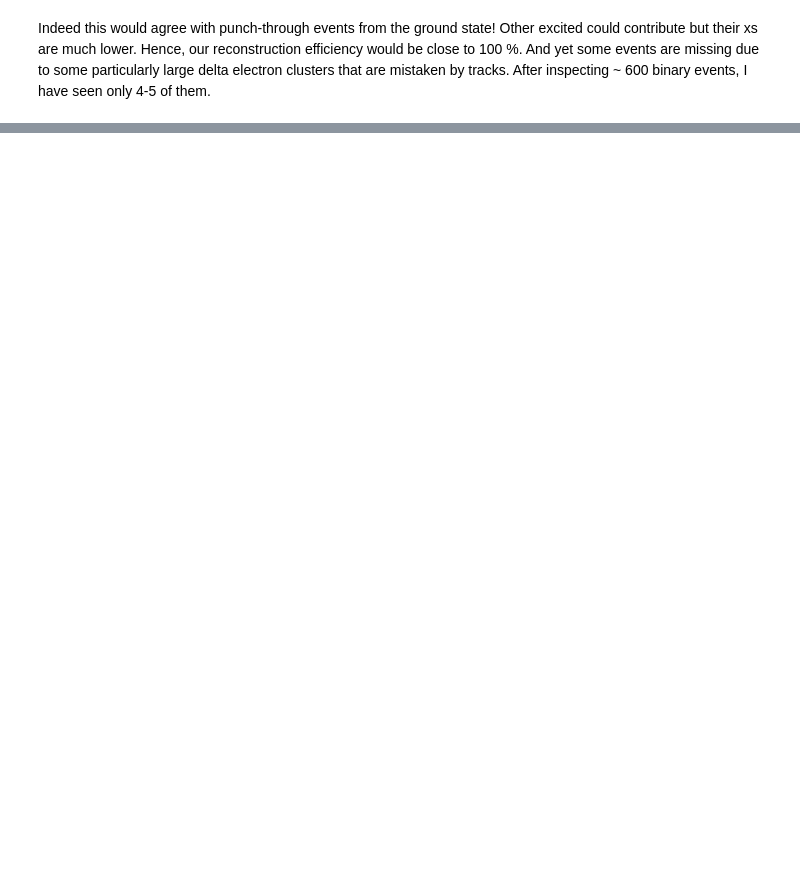
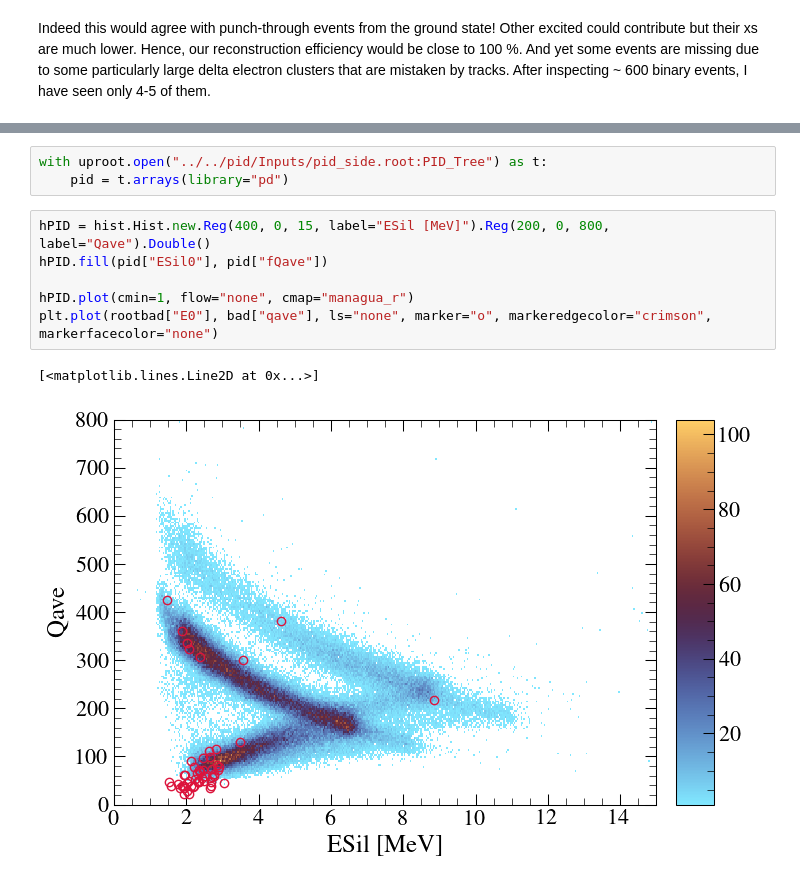
Before and after one commit to loopset/e796-analysis, a Jupyter notebook: Publications/Code/eff/elastic.ipynb, the cells around one changed output, grey strips where cells are left out. Cells and saved outputs as stored; diff of their text form; blank space fills up the shorter version.

```diff
--- a/Publications/Code/eff/elastic.ipynb
+++ b/Publications/Code/eff/elastic.ipynb
@@ -257,0 +293,12 @@ Indeed this would agree with punch-through events from the ground state! Other e
+# %%
+with uproot.open("../../pid/Inputs/pid_side.root:PID_Tree") as t:
+    pid = t.arrays(library="pd")
+# %%
+hPID = hist.Hist.new.Reg(400, 0, 15, label="ESil [MeV]").Reg(200, 0, 800, label="Qave").Double()
+hPID.fill(pid["ESil0"], pid["fQave"])
+
+hPID.plot(cmin=1, flow="none", cmap="managua_r")
+plt.plot(rootbad["E0"], bad["qave"], ls="none", marker="o", markeredgecolor="crimson", markerfacecolor="none")
+# %% [output]
+[<matplotlib.lines.Line2D at 0x...>]
+[figure, added]
```
Also changed, not shown: parts of 11 cells of this notebook, 5 other files.
